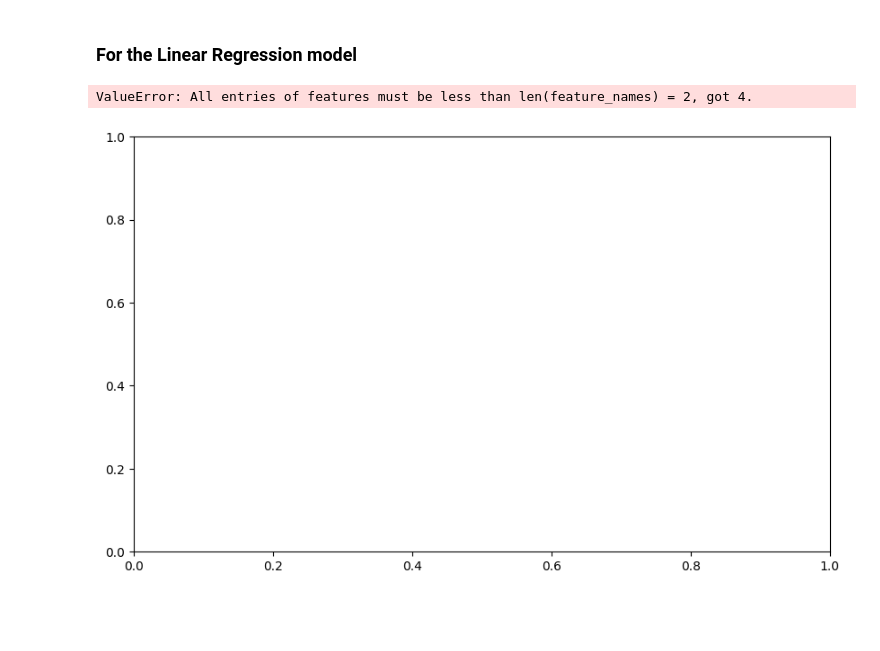
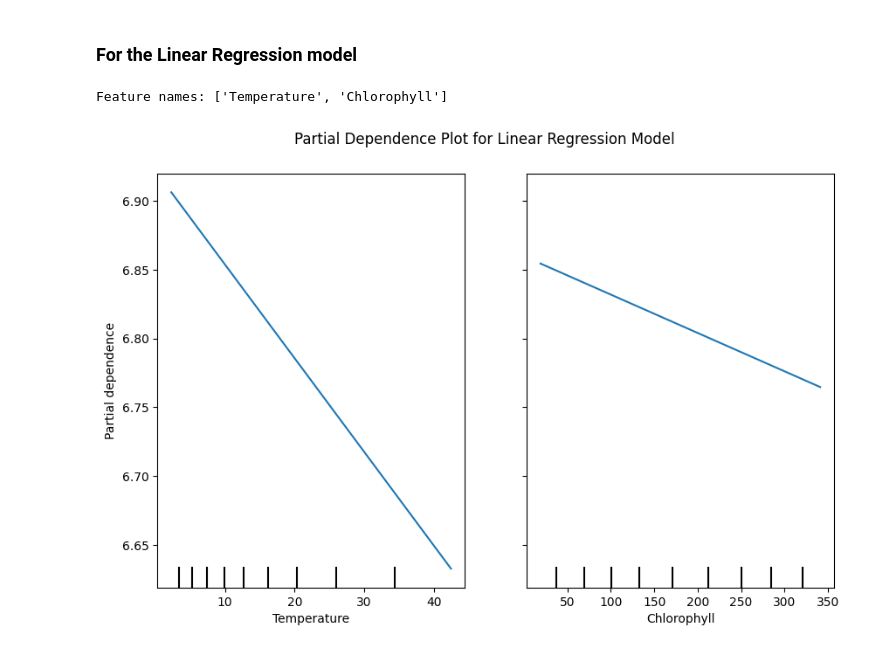
Before and after one commit to Deppi15/INFO381, a Jupyter notebook: notebooks/notebook.ipynb, the cells around one changed output. Cells and saved outputs as stored; diff of their text form; code cells hidden in the pictures; blank space fills up the shorter version.

```diff
--- a/notebooks/notebook.ipynb
+++ b/notebooks/notebook.ipynb
@@ -365,40 +365,41 @@ y = y[X.index] # Filter y to only include rows that are present in X
 
 # Split the data into training and test sets
 X_train, X_test, y_train, y_test = train_test_split(X, y, test_size=0.2, random_state=42)
 
 # Create and train Linear Regression model
 model_lr = LinearRegression()
 model_lr.fit(X_train, y_train)
 
-required_columns = ['Temperature', 'Chlorophyll'] # Columns required for PDP
-available_columns = X.columns.tolist() # Columns available in X
+# Define the features
+feature_names = ["Temperature", "Chlorophyll"] # Display names for features
 
-
-if not all(col in X.columns for col in required_columns): # Check if all required columns are present
-    missing_columns = [col for col in required_columns if col not in available_columns]
+# Check if all required columns are present in the dataset
+if not all(col in X_train.columns for col in feature_names):
+    missing_columns = [col for col in feature_names if col not in X_train.columns]
     raise ValueError(f"The following required columns are missing: {missing_columns}")
 
 
 # Replace "Temperature" and "Chlorophyll" with the column names which exist in X
-feature_indices = [list(X.columns).index("Temperature"), list(X.columns).index("Chlorophyll")]
-feature_names = ["Temperature", "Chlorophyll"]
+feature_indices = [X_train.columns.get_loc(col) for col in feature_names]
+
+print("Feature names:", feature_names)
 
 
 # Create PDP for Linear Regression model
 fig, ax = plt.subplots(figsize=(10, 6)) # adjust the size as needed here
 
 PartialDependenceDisplay.from_estimator(
     model_lr,
     X_train,
-    features=feature_indices,
+    features=feature_names,
     feature_names=feature_names,  # Add this line to specify display names
     grid_resolution=50,  # resolution of the grid
     ax=ax  # pass the axis we want to plot on
 )
 
 plt.suptitle('Partial Dependence Plot for Linear Regression Model', fontsize=12)
 plt.subplots_adjust(top=0.9)
 plt.show()
 # %% [output]
-ValueError: All entries of features must be less than len(feature_names) = 2, got 4.
+Feature names: ['Temperature', 'Chlorophyll']
-[figure, old version]
+[figure, new version]
```
